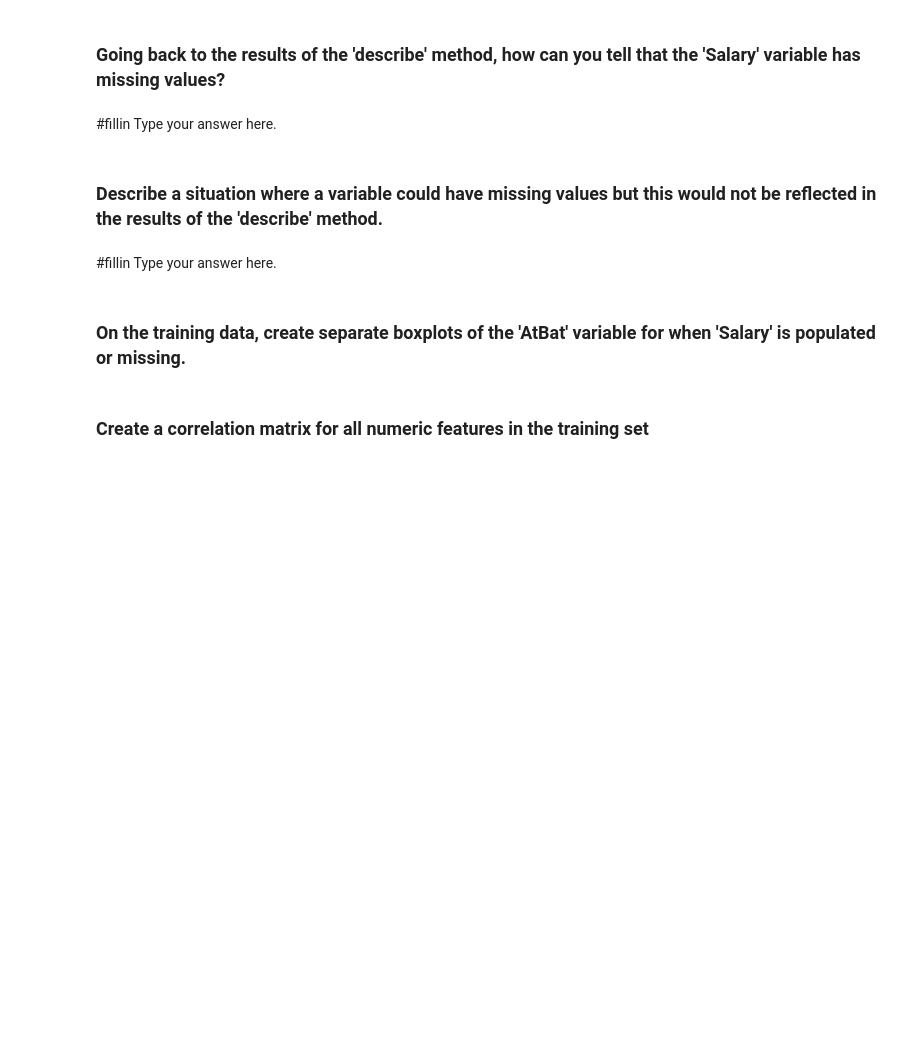
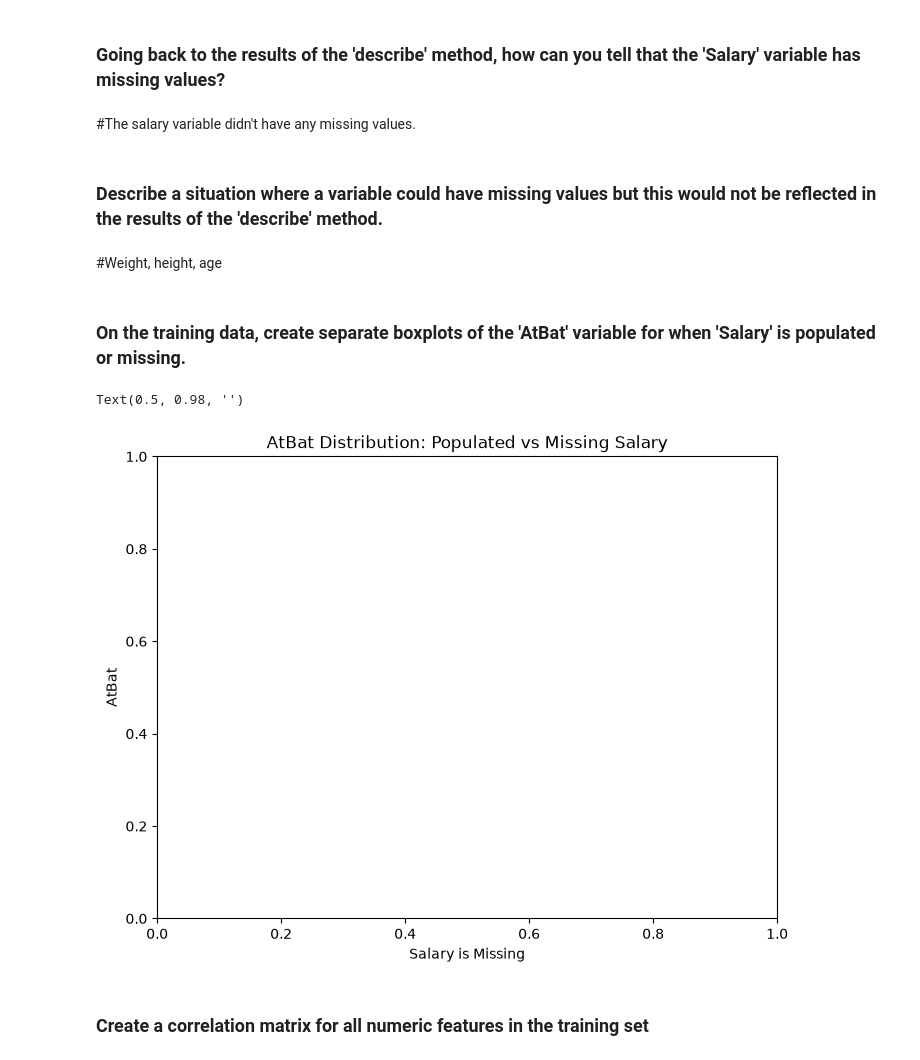
Before and after one commit to malb05/code_2600, a Jupyter notebook: mod03_eda.ipynb, the cells around one changed output. Saved outputs shown, nothing was run; the diff lists cells and outputs as text; code cells hidden in the pictures; blank space fills up the shorter version.

```diff
--- a/mod03_eda.ipynb
+++ b/mod03_eda.ipynb
@@ -103,11 +103,11 @@ Hitters.describe()
 # %% [markdown]
 ### It looks like the mean and median of 'AtBat' are nearly equal. This _might_ suggest that this variable is normally distributed. Create a histogram of 'AtBat' to check this hypothesis.
 # %%
-hitters = load_data('Hitters')
+Hitters = load_data('Hitters')
 
-fig, axes = subplots(figsize=(8, 6))
+fig, ax = subplots(figsize=(8,6))
 
-hitters.hist('AtBat', bins=20, ax=axes)
+Hitters.hist('AtBat', bins=20, ax=ax)
 # %% [output]
 array([<Axes: title={'center': 'AtBat'}>], dtype=object)
 [figure]
@@ -130,15 +142,27 @@ len(train[train['AtBat_st'].abs()])
 # %% [markdown]
 ### Going back to the results of the 'describe' method, how can you tell that the 'Salary' variable has missing values?
 # %% [markdown]
-#fillin Type your answer here.
+#The salary variable didn't have any missing values.
 # %% [markdown]
 ### Describe a situation where a variable could have missing values but this would not be reflected in the results of the 'describe' method.
 # %% [markdown]
-#fillin Type your answer here.
+#Weight, height, age
 # %% [markdown]
 ### On the training data, create separate boxplots of the 'AtBat' variable for when 'Salary' is populated or missing.
 # %%
-#fillin
+hitters_train['Salary_missing'] = hitters_train['Salary'].isna()
+
+fig, axes = subplots(figsize=(8,6))
+
+hitters_train.boxplot('AtBat', by='Salary_missing', ax=ax)
+
+axes.set_title("AtBat Distribution: Populated vs Missing Salary")
+axes.set_xlabel("Salary is Missing")
+axes.set_ylabel("AtBat")
+plt.suptitle("")
+# %% [output]
+Text(0.5, 0.98, '')
+[figure, added]
 # %% [markdown]
 ### Create a correlation matrix for all numeric features in the training set
 # %%
```
Also changed, not shown: parts of 12 cells of this notebook.
